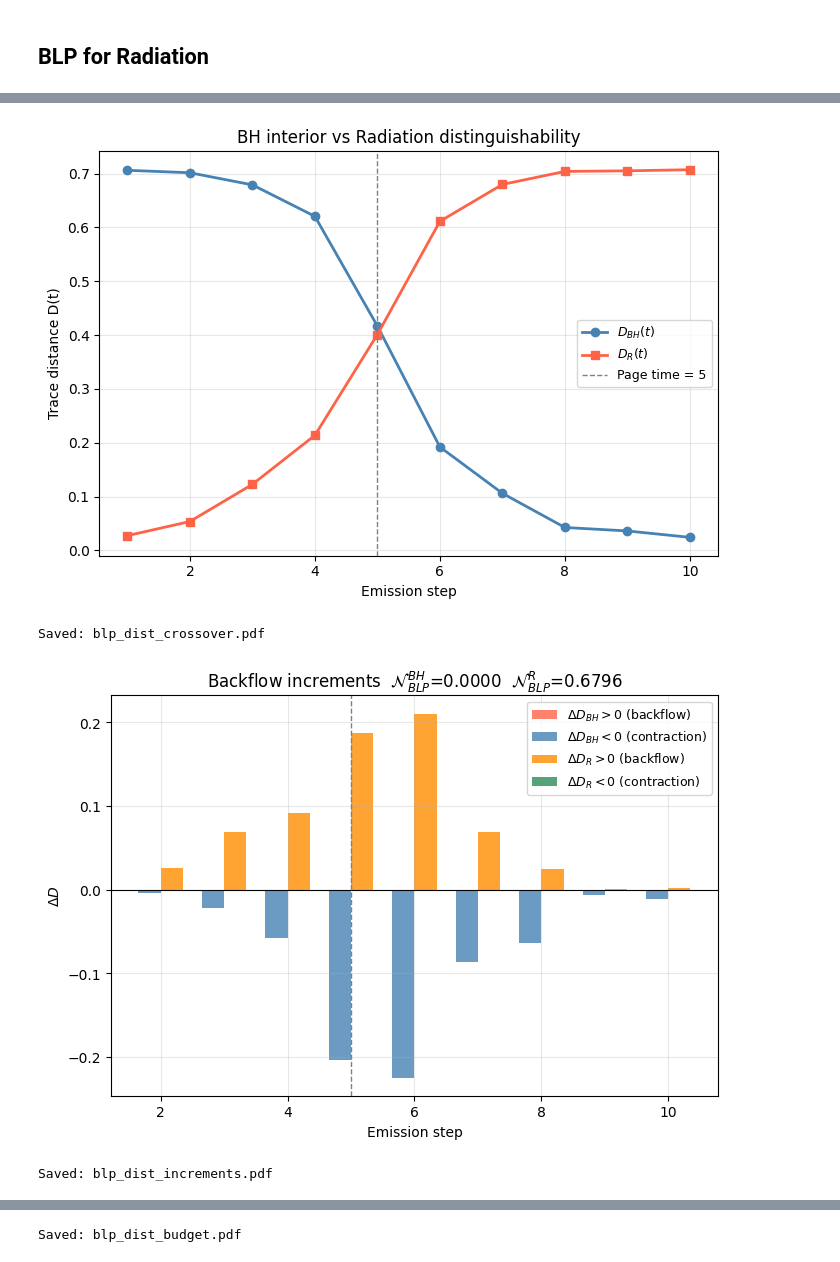
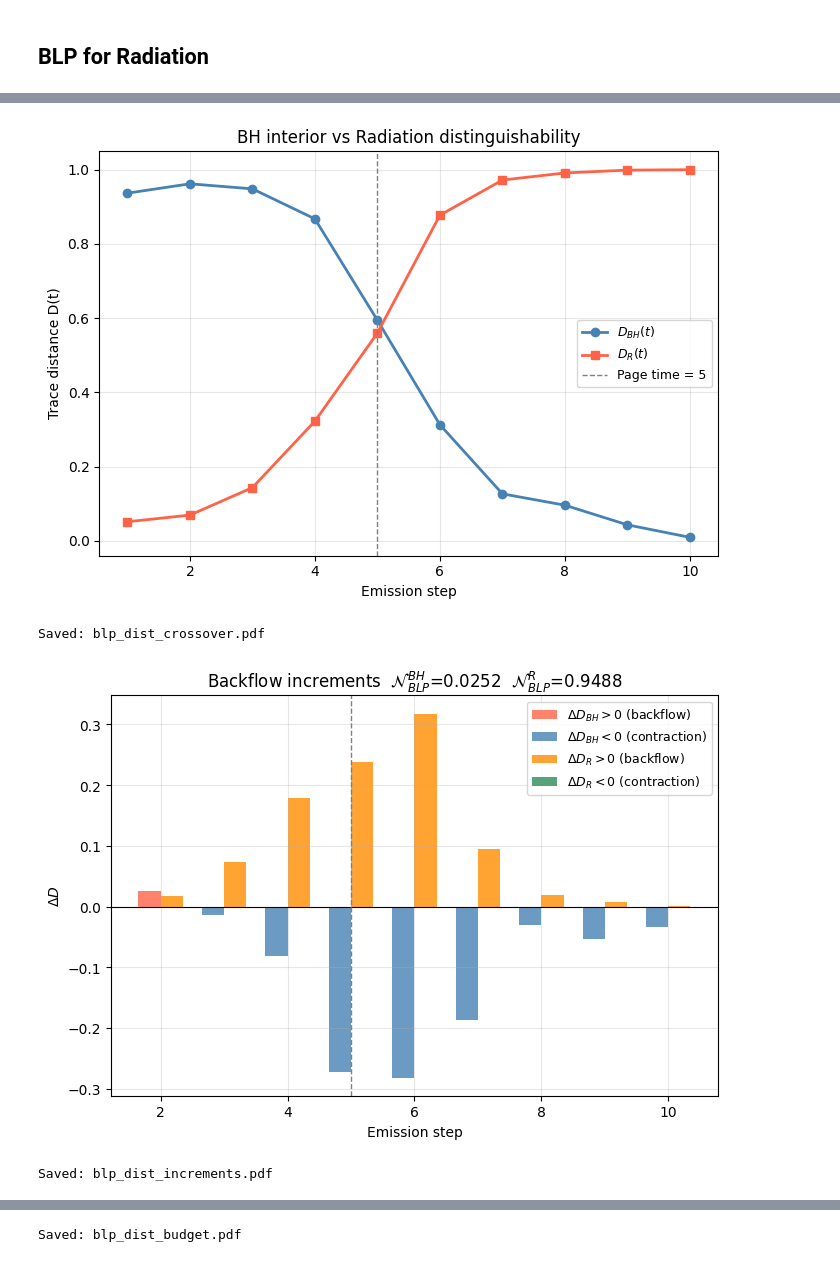
Before and after one commit to aaqhilahamed2004-ops/non-markovian_black-hole_evaporation, a Jupyter notebook: MvNM_v3.ipynb, the cells around one changed output, grey strips where cells are left out. Saved outputs shown, nothing was run; the diff lists cells and outputs as text; code cells hidden in the pictures.

```diff
--- a/MvNM_v3.ipynb
+++ b/MvNM_v3.ipynb
@@ -1559,7 +1559,7 @@ print(f"{'═'*60}")
 # ─────────────────────────────────────────────────────────────────────────────
 
 DIAG_PROBE_A = 'zero'
-DIAG_PROBE_B = 'plus'
+DIAG_PROBE_B = 'ones_last'
 DIAG_SEED    = 120
 
 def run_evaporation_for_blp_radiation(probe: str, seed: int = 120,
@@ -1740,9 +1740,9 @@ N_BH = 10  |  Page time ≈ step 5
 ... (11 lines left out)
 
   → Distinguishability has migrated to radiation after Page time.
     Information left the BH interior and is encoded in radiation.
     BLP_BH detects only early-time backflow; late-time info is in R.
-[figure, old version]
+[figure, new version]
 Saved: blp_dist_crossover.pdf
-[figure, old version]
+[figure, new version]
 Saved: blp_dist_increments.pdf
```
Also changed, not shown: parts of 3 cells of this notebook.
